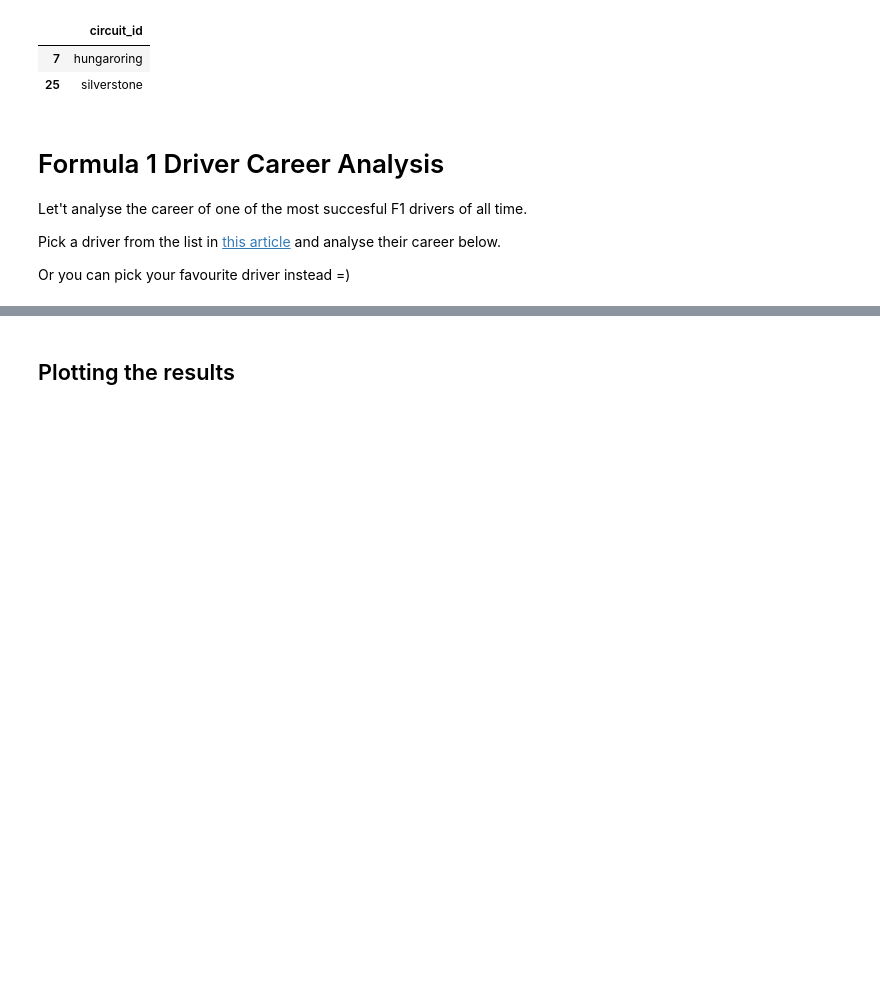
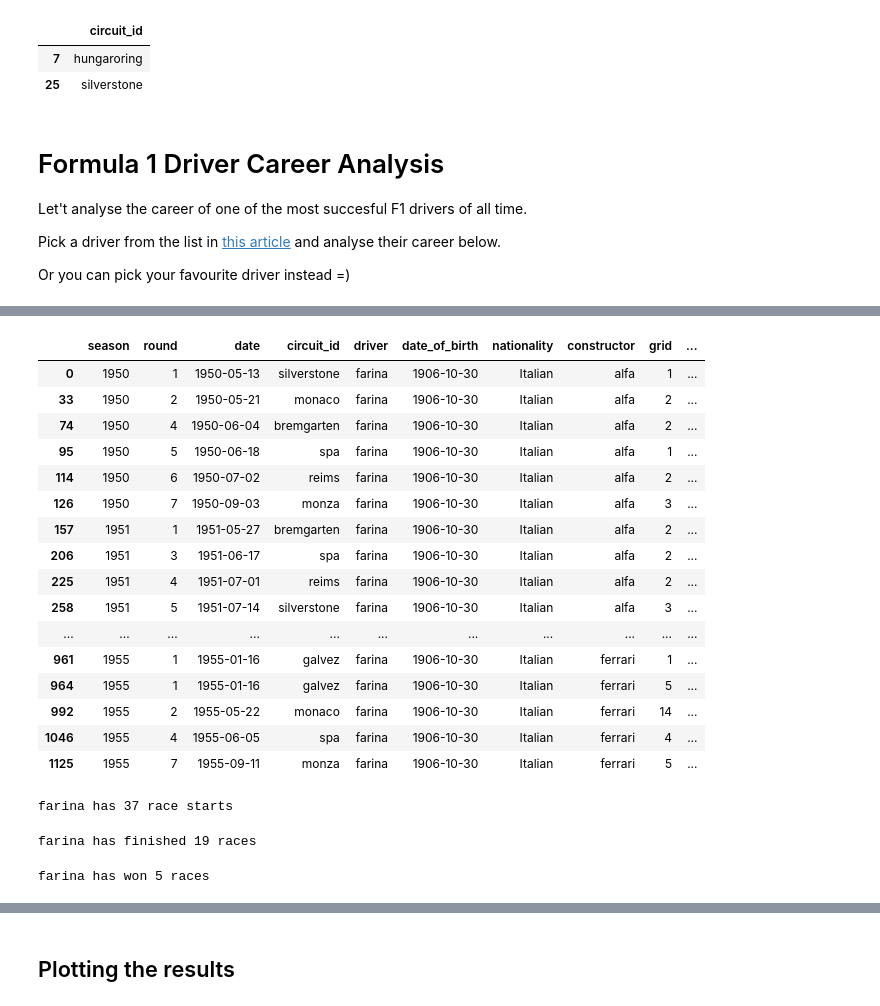
Before and after one commit to GeorgeVargas96/bootcampGeorge, a Jupyter notebook: 2022/python_workshop/notebooks/08_pandas.ipynb, the cells around one changed output, grey strips where cells are left out. Saved outputs shown, nothing was run; the diff lists cells and outputs as text; code cells hidden in the pictures; blank space fills up the shorter version.

```diff
--- a/2022/python_workshop/notebooks/08_pandas.ipynb
+++ b/2022/python_workshop/notebooks/08_pandas.ipynb
@@ -767,7 +788,7 @@ f1_results['driver'].unique()
 # %%
 # which driver have you chosen?
-driver = '...'
+driver = 'farina'
 
 # what nationality is this driver?
-nationality = ...
+nationality = f1_results[f1_results["driver"]==driver]["nationality"][0]
 print(f"{driver}'s nationality is {nationality}")
@@ -774,6 +797,6 @@ print(f"{driver}'s nationality is {nationality}")
 # %%
 # when was his first race and for which constructor?
-races = ...
-first_race_date = ...
-first_race_constructor = ...
+races = f1_results[f1_results["driver"]==driver]
+first_race_date = races["date"].min()
+first_race_constructor = races[races["date"]==first_race_date]["constructor"][0]
 print(f"{driver}'s first race was on {first_race_date} with {first_race_constructor}")
@@ -795,17 +841,43 @@ print(f"{driver}'s first win was on {first_win_date} with {first_win_constructor
+# %%
+races
+# %% [output]
+|  | season | round | date | circuit_id | driver | date_of_birth | nationality | constructor | grid | ... |
+| 0 | 1950 | 1 | 1950-05-13 | silverstone | farina | 1906-10-30 | Italian | alfa | 1 | ... |
+| 33 | 1950 | 2 | 1950-05-21 | monaco | farina | 1906-10-30 | Italian | alfa | 2 | ... |
+| 74 | 1950 | 4 | 1950-06-04 | bremgarten | farina | 1906-10-30 | Italian | alfa | 2 | ... |
+| 95 | 1950 | 5 | 1950-06-18 | spa | farina | 1906-10-30 | Italian | alfa | 1 | ... |
+| 114 | 1950 | 6 | 1950-07-02 | reims | farina | 1906-10-30 | Italian | alfa | 2 | ... |
+| 126 | 1950 | 7 | 1950-09-03 | monza | farina | 1906-10-30 | Italian | alfa | 3 | ... |
+| 157 | 1951 | 1 | 1951-05-27 | bremgarten | farina | 1906-10-30 | Italian | alfa | 2 | ... |
+| 206 | 1951 | 3 | 1951-06-17 | spa | farina | 1906-10-30 | Italian | alfa | 2 | ... |
+| 225 | 1951 | 4 | 1951-07-01 | reims | farina | 1906-10-30 | Italian | alfa | 2 | ... |
+| 258 | 1951 | 5 | 1951-07-14 | silverstone | farina | 1906-10-30 | Italian | alfa | 3 | ... |
+| ... | ... | ... | ... | ... | ... | ... | ... | ... | ... | ... |
+| 961 | 1955 | 1 | 1955-01-16 | galvez | farina | 1906-10-30 | Italian | ferrari | 1 | ... |
+| 964 | 1955 | 1 | 1955-01-16 | galvez | farina | 1906-10-30 | Italian | ferrari | 5 | ... |
+| 992 | 1955 | 2 | 1955-05-22 | monaco | farina | 1906-10-30 | Italian | ferrari | 14 | ... |
+| 1046 | 1955 | 4 | 1955-06-05 | spa | farina | 1906-10-30 | Italian | ferrari | 4 | ... |
+| 1125 | 1955 | 7 | 1955-09-11 | monza | farina | 1906-10-30 | Italian | ferrari | 5 | ... |
 # %%
 # how many race starts?
 # hint: check the Status is NOT one of Did not qualify, Did not prequalify, Not classified
-race_starts = ...
+race_starts = races[~races["status"].isin(["Did not qualify","Did not prequalify","Not classified"])]["status"].count()
 print(f"{driver} has {race_starts} race starts")
+# %% [output]
+farina has 37 race starts
 # %%
 # how many of those races did he actually finished?
 # hint: look for Status Finished; for this exercise, we'll not consider other statuses as successful
-races_finished = ...
+races_finished = races[races["status"]=="Finished"]["status"].count()
 print(f"{driver} has finished {races_finished} races")
+# %% [output]
+farina has finished 19 races
 # %%
 # how many has he won?
-races_won = ...
+races_won = races[races["podium"]==1]["podium"].count()
 print(f"{driver} has won {races_won} races")
+# %% [output]
+farina has won 5 races
 # %%
 # create a dataframe that contains the follwing information:
 #
```
Also changed, not shown: parts of 11 cells of this notebook.
